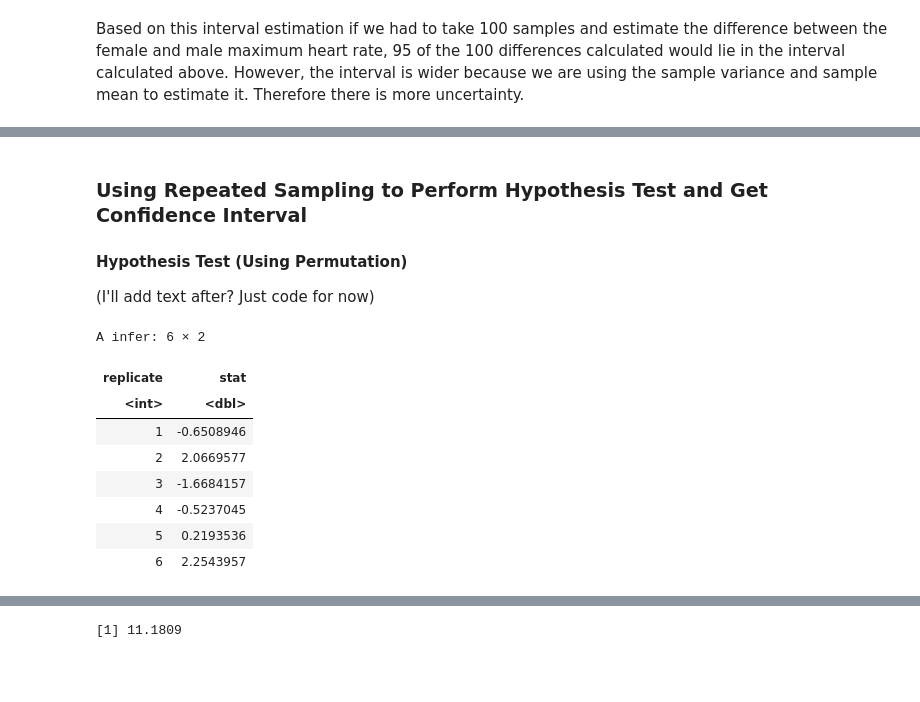
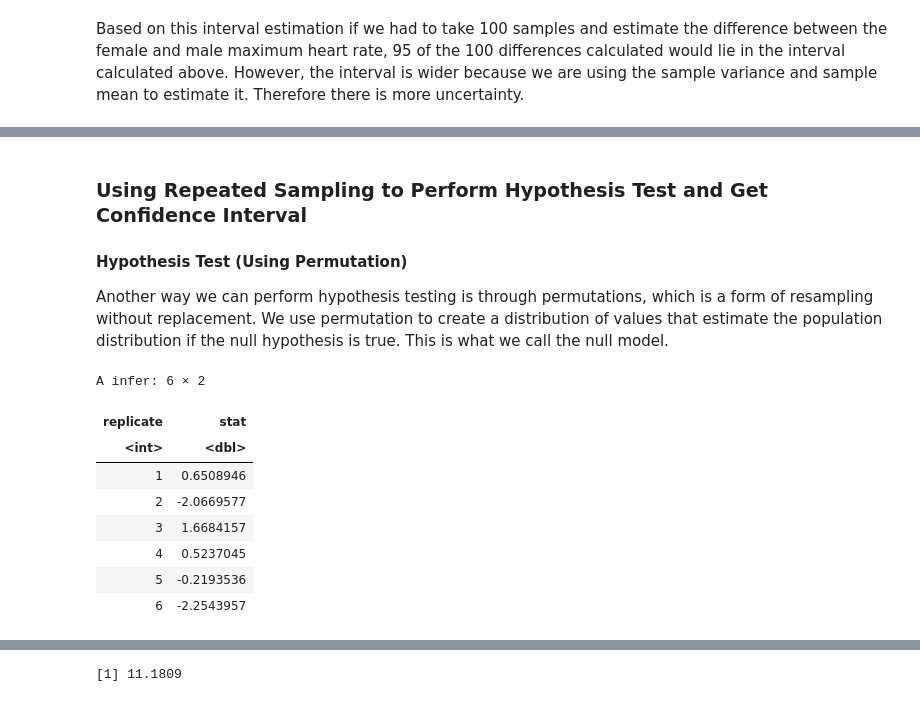
Before and after one commit to glenren/stat_201_group_47, a Jupyter notebook: FinalReport.ipynb, the cells around one changed output, grey strips where cells are left out. Saved outputs shown, nothing was run; the diff lists cells and outputs as text; code cells hidden in the pictures; blank space fills up the shorter version.

```diff
--- a/FinalReport.ipynb
+++ b/FinalReport.ipynb
@@ -239,26 +239,26 @@ A tibble: 1 × 10
 ### Using Repeated Sampling to Perform Hypothesis Test and Get Confidence Interval
 
 #### Hypothesis Test (Using Permutation)
-(I'll add text after? Just code for now)
+Another way we can perform hypothesis testing is through permutations, which is a form of resampling without replacement. We use permutation to create a distribution of values that estimate the population distribution if the null hypothesis is true. This is what we call the null model.
 # %%
 set.seed(6)
 
 # using permutation to make a null model
 
 null_model <- data %>%
    specify(formula = max_heart_rate ~ sex) %>%
    hypothesize(null = "independence") %>%
-   generate(reps = 5000, type = "permute") %>%
-   calculate(stat="diff in means", order = c("Male", "Female"))
+   generate(reps = 1000, type = "permute") %>%
+   calculate(stat="diff in means", order = c("Female", "Male"))
 
 head(null_model)
 # %% [output]
 A infer: 6 × 2
 | replicate | stat |
 | <int> | <dbl> |
-| 1 | -0.6508946 |
-| 2 | 2.0669577 |
-| 3 | -1.6684157 |
-| 4 | -0.5237045 |
-| 5 | 0.2193536 |
-| 6 | 2.2543957 |
+| 1 | 0.6508946 |
+| 2 | -2.0669577 |
+| 3 | 1.6684157 |
+| 4 | 0.5237045 |
+| 5 | -0.2193536 |
+| 6 | -2.2543957 |
```
Also changed, not shown: parts of 7 cells of this notebook.
